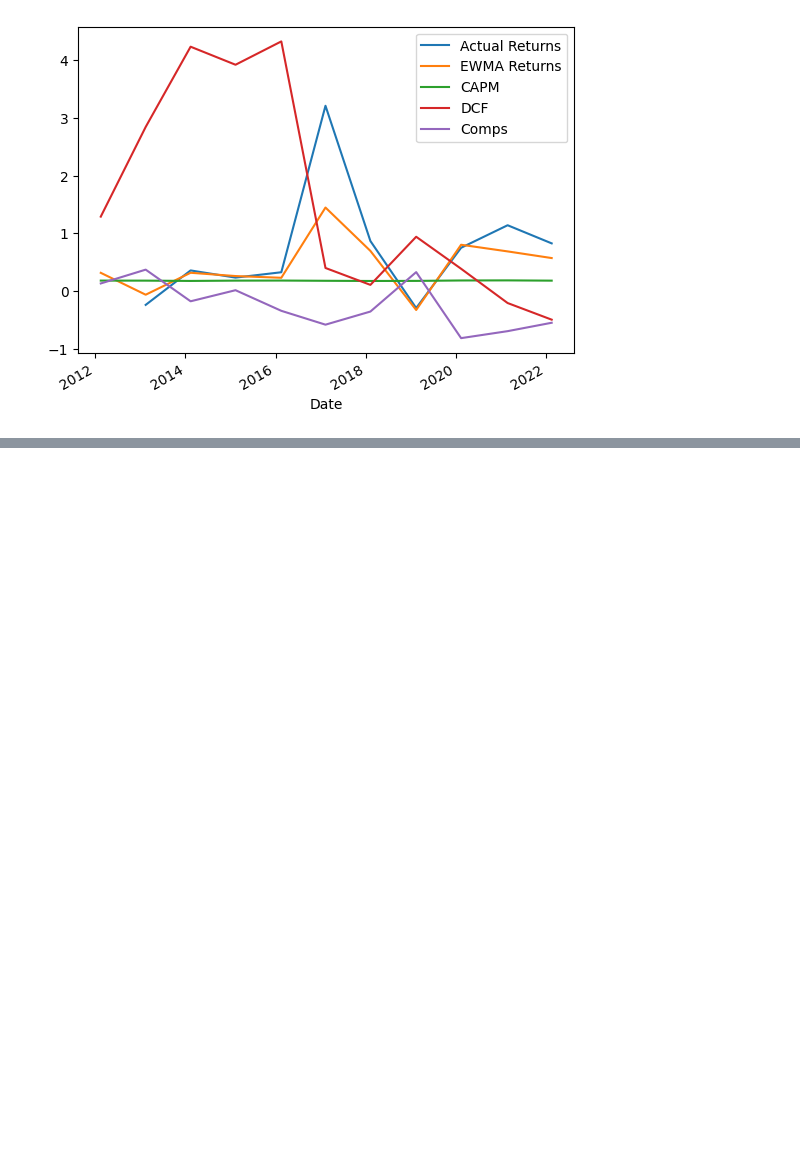
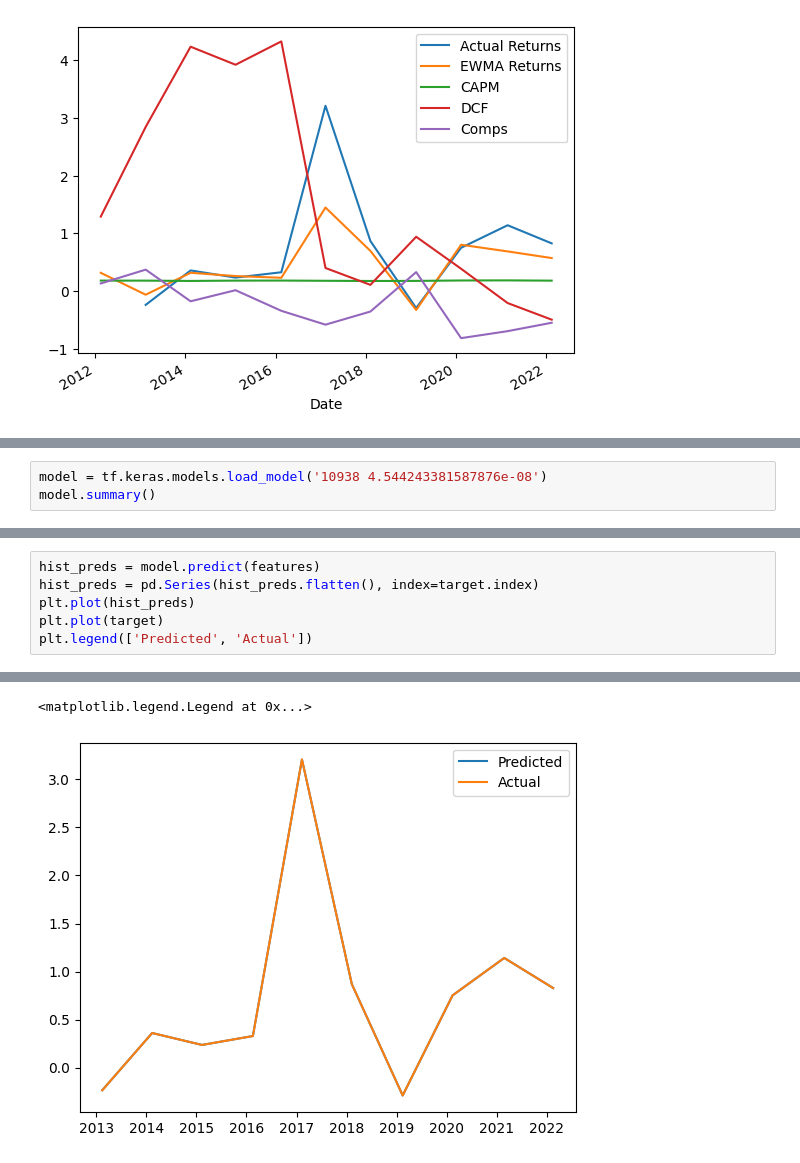
Before and after one commit to aliencaocao/wharton-comp, a Jupyter notebook: return regression.ipynb, the cells around one changed output, grey strips where cells are left out. Saved outputs shown, nothing was run; the diff lists cells and outputs as text; blank space fills up the shorter version.

```diff
--- a/return regression.ipynb
+++ b/return regression.ipynb
@@ -114,0 +174,3 @@ Freq: A-DEC, Name: Close, dtype: float64
+# %%
+model = tf.keras.models.load_model('10938 4.544243381587876e-08')
+model.summary()
@@ -114,0 +202,7 @@ Freq: A-DEC, Name: Close, dtype: float64
+# %%
+hist_preds = model.predict(features)
+hist_preds = pd.Series(hist_preds.flatten(), index=target.index)
+plt.plot(hist_preds)
+plt.plot(target)
+plt.legend(['Predicted', 'Actual'])
+# %% [output]
@@ -114,0 +210,2 @@ Freq: A-DEC, Name: Close, dtype: float64
+<matplotlib.legend.Legend at 0x...>
+[figure, added]
```
Also changed, not shown: parts of 15 cells of this notebook, 5 other files.
